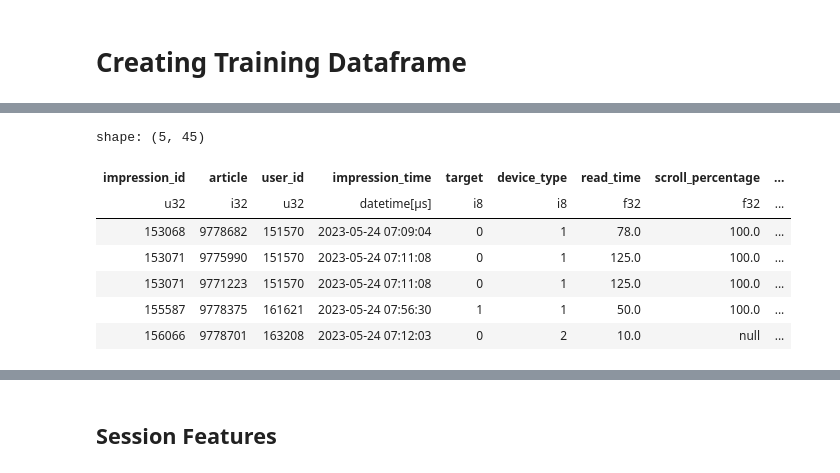
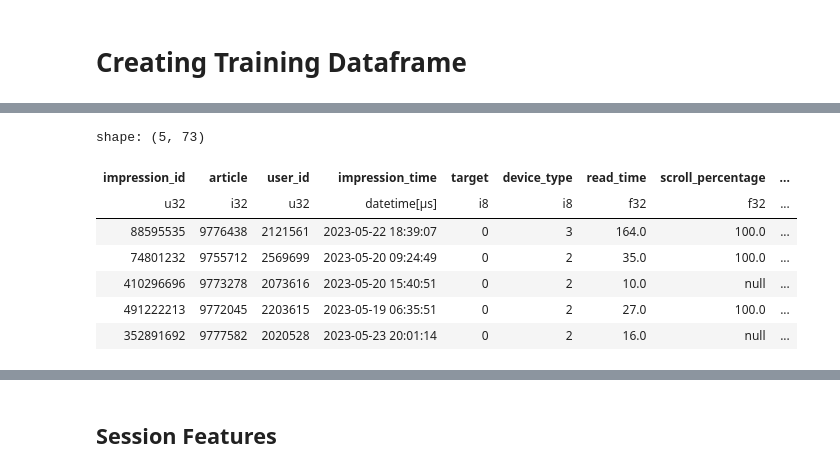
Before and after one commit to recsyspolimi/recsys-challenge-2024-ekstrabladet, a Jupyter notebook: notebooks/catboost.ipynb, the cells around one changed output, grey strips where cells are left out. Cells and saved outputs as stored; diff of their text form; code cells hidden in the pictures.

```diff
--- a/notebooks/catboost.ipynb
+++ b/notebooks/catboost.ipynb
@@ -133,7 +180,9 @@ articles = articles.with_columns(
     pl.col('subtitle').str.split(by=' ').list.len().alias('subtitle_len'),
     pl.col('body').str.split(by=' ').list.len().alias('body_len'),
     # very important for tf-idf, otherwise multiple tokens for topics with spaces are built
-    pl.col('topics').list.eval(pl.element().str.split(by=' ').list.join('_'))
+    pl.col('topics').list.eval(pl.element().str.split(by=' ').list.join('_')),
+    pl.col('topics').list.len().alias('num_topics'),
+    (pl.col('total_pageviews') / pl.col('total_inviews')).alias('total_pageviews/inviews')
 )
 articles = reduce_polars_df_memory_size(articles)
 
@@ -537,37 +619,74 @@ gc.collect()
 
 NPRATIO = 2
 
+users_mean_trendiness_scores, topics_mean_trendiness_scores = _preprocessing_history_trendiness_scores(
+        history=history_train, articles=articles)
+topic_mean_delays, user_mean_delays = _preprocessing_mean_delay_features(
+    articles=articles, history=history_train)
+windows, user_windows, user_topics_windows, user_category_windows = _preprocessing_window_features(
+    history=history_train, articles=articles)
+articles_endorsement = _preprocessing_article_endorsement_feature(
+    behaviors=behaviors_train, period="10h")
+normalized_endorsement = normalize_endorsement(articles_endorsement)
+
+topics = articles.select("topics").explode("topics").unique()
+topics = [topic for topic in topics["topics"] if topic is not None]
+
 # dropping duplicates that can occur because of sampling strategy
-train_ds = behaviors_train.pipe(sampling_strategy_wu2019, npratio=NPRATIO, shuffle=False,
-                                with_replacement=True, seed=123) \
-    .pipe(create_binary_labels_column, shuffle=True, seed=123) \
+train_ds = behaviors_train.pipe(create_binary_labels_column, shuffle=True, seed=123) \
     .with_columns(pl.col('gender').fill_null(2)) \
     .select(['impression_id', 'article_ids_inview', 'impression_time', 'labels',
              'device_type', 'read_time', 'scroll_percentage', 'user_id', 'is_sso_user', 'gender',
-             'age', 'is_subscriber', 'session_id']) \
+             'age', 'is_subscriber', 'session_id', 'postcode']) \
     .explode(['article_ids_inview', 'labels']) \
     .rename({'article_ids_inview': 'article', 'labels': 'target'}) \
     .with_columns(pl.col('article').cast(pl.Int32)) \
-    .pipe(add_mean_delays_features, articles=articles, history=history_train) \
+    .pipe(add_trendiness_feature, articles=articles, period='1d') \
+    .rename({'trendiness_score': 'trendiness_score_1d'}) \
     .pipe(add_trendiness_feature, articles=articles, period='3d') \
-    .pipe(add_history_trendiness_scores_feature, history=history_train, articles=articles) \
+    .rename({'trendiness_score': 'trendiness_score_3d'}) \
+    .pipe(add_trendiness_feature, articles=articles, period='5d') \
+    .rename({'trendiness_score': 'trendiness_score_5d'}) \
     .unique(['impression_id', 'article']) \
     .with_columns(
         pl.col('impression_time').dt.weekday().alias('weekday'),
         pl.col('impression_time').dt.hour().alias('hour'),
         pl.col('article').cast(pl.Int32),
+        (
+            pl.col('trendiness_score_1d') /
+            pl.col('trendiness_score_3d')
+        ).alias('trendiness_score_1d/3d'),
+        (
+            pl.col('trendiness_score_1d') /
+            pl.col('trendiness_score_5d')
+        ).alias('trendiness_score_1d/5d'),
+        (
+            pl.col('trendiness_score_3d') /
+            pl.col('trendiness_score_3d').max().over(pl.col('impression_time').dt.date())
+        ).alias('normalized_trendiness_score_overall'),
     ).join(articles.select(['article_id', 'premium', 'published_time', 'category',
                             'sentiment_score', 'sentiment_label', 'entity_groups',
-                            'num_images', 'title_len', 'subtitle_len', 'body_len']),
+                            'num_images', 'title_len', 'subtitle_len', 'body_len','num_topics',
+                            'total_pageviews', 'total_inviews', 'total_read_time', 'total_pageviews/inviews']),
            left_on='article', right_on='article_id', how='left') \
     .with_columns(
         (pl.col('impression_time') - pl.col('published_time')).dt.total_days().alias('article_delay_days'),
-        (pl.col('impression_time') - pl.col('published_time')).dt.total_hours().alias('article_delay_hours')
+        (pl.col('impression_time') - pl.col('published_time')).dt.total_hours().alias('article_delay_hours'),
     ).with_columns(
         pl.col('entity_groups').list.contains(entity).alias(f'Entity_{entity}_Present')
         for entity in unique_entities
     ).drop('entity_groups') \
-    .join(behaviors_ner_scores, on=['impression_id', 'article'], how='left')
+    .join(behaviors_ner_scores, on=['impression_id', 'article'], how='left') \
+    .pipe(add_history_trendiness_scores_feature, articles=articles,
+          users_mean_trendiness_scores=users_mean_trendiness_scores,
+          topics_mean_trendiness_scores=topics_mean_trendiness_scores, topics=topics) \
+    .pipe(add_mean_delays_features, articles=articles,
+          topic_mean_delays=topic_mean_delays, user_mean_delays=user_mean_delays) \
+    .pipe(add_window_features, articles=articles, user_windows=user_windows,
+          user_category_windows=user_category_windows,
+          user_topics_windows=user_topics_windows, windows=windows) \
+    .pipe(add_trendiness_feature_categories, articles=articles) \
+    .pipe(add_article_endorsement_feature, normalized_endorsement=normalized_endorsement)
 
 gc.collect()
 PrintColor(f"\n" + GetMemUsage(), color = Fore.RED)
@@ -587,11 +706,11 @@ Wall time: 1min 29s
-shape: (5, 45)
+shape: (5, 73)
 | impression_id | article | user_id | impression_time | target | device_type | read_time | scroll_percentage | ... |
 | u32 | i32 | u32 | datetime[μs] | i8 | i8 | f32 | f32 | ... |
-| 153068 | 9778682 | 151570 | 2023-05-24 07:09:04 | 0 | 1 | 78.0 | 100.0 | ... |
-| 153071 | 9775990 | 151570 | 2023-05-24 07:11:08 | 0 | 1 | 125.0 | 100.0 | ... |
-| 153071 | 9771223 | 151570 | 2023-05-24 07:11:08 | 0 | 1 | 125.0 | 100.0 | ... |
-| 155587 | 9778375 | 161621 | 2023-05-24 07:56:30 | 1 | 1 | 50.0 | 100.0 | ... |
-| 156066 | 9778701 | 163208 | 2023-05-24 07:12:03 | 0 | 2 | 10.0 | null | ... |
+| 88595535 | 9776438 | 2121561 | 2023-05-22 18:39:07 | 0 | 3 | 164.0 | 100.0 | ... |
+| 74801232 | 9755712 | 2569699 | 2023-05-20 09:24:49 | 0 | 2 | 35.0 | 100.0 | ... |
+| 410296696 | 9773278 | 2073616 | 2023-05-20 15:40:51 | 0 | 2 | 10.0 | null | ... |
+| 491222213 | 9772045 | 2203615 | 2023-05-19 06:35:51 | 0 | 2 | 27.0 | 100.0 | ... |
+| 352891692 | 9777582 | 2020528 | 2023-05-23 20:01:14 | 0 | 2 | 16.0 | null | ... |
 # %%
 train_ds.shape
 # %% [output]
```
Also changed, not shown: parts of 48 cells of this notebook.
